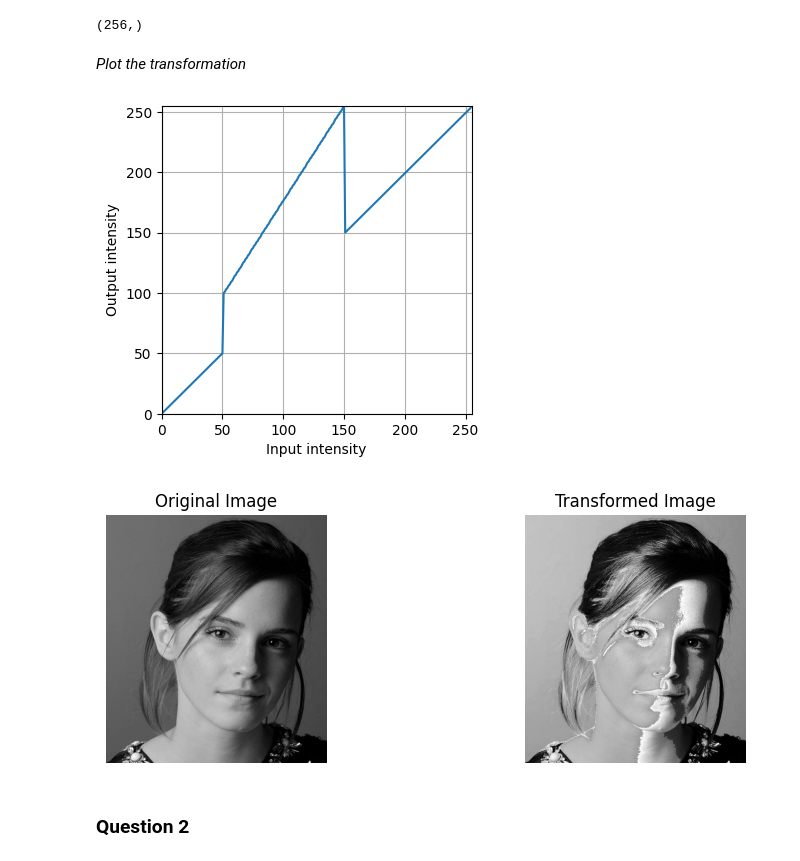
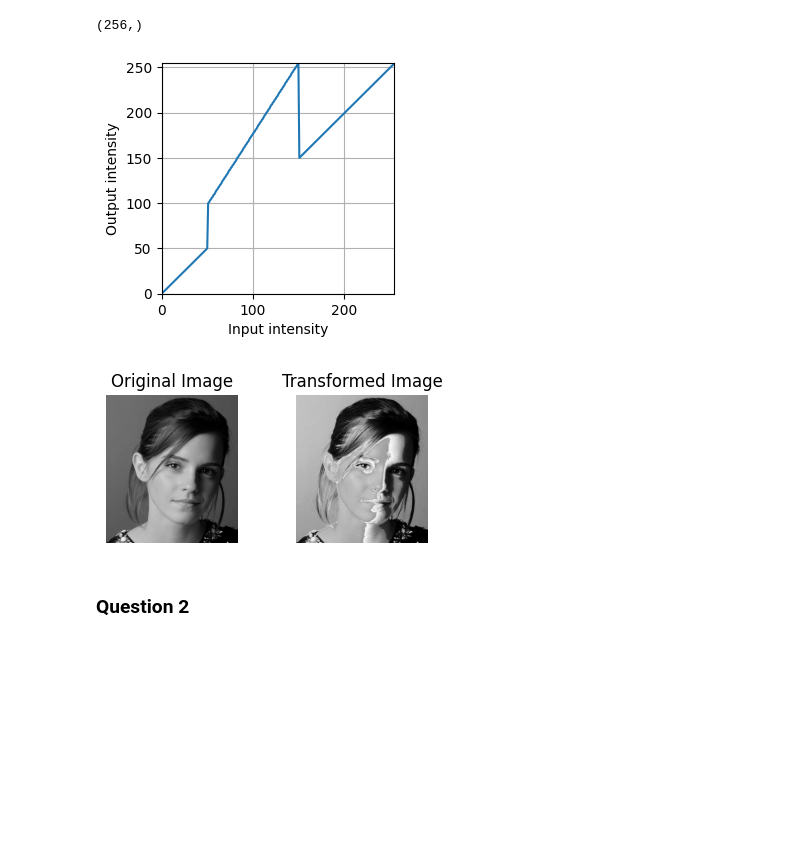
Before and after one commit to deshanudara144-ui/EN3160_Assignment_1, a Jupyter notebook: 230130E_Assignment_1.ipynb, the cells around one changed output. Drawn from its saved outputs; the diff is of its cells as text; code cells hidden in the pictures; blank space fills up the shorter version.

```diff
--- a/230130E_Assignment_1.ipynb
+++ b/230130E_Assignment_1.ipynb
@@ -26,39 +21,30 @@ t = np.concatenate((t1, t2, t3), axis=0).astype('uint8')
 print(t.shape)
 # %% [output]
 (256,)
-# %% [markdown]
-*Plot the transformation*
 # %%
-plt.figure(figsize=(4, 4))
+plt.figure(figsize=(3, 3))#Plot the transformation
 plt.plot(t)
 plt.xlabel("Input intensity")
 plt.ylabel("Output intensity")
-
 plt.xlim(0, 255)
 plt.ylim(0, 255)
-
 plt.grid(True)
 plt.show()
 # %% [output]
-[figure, old version]
+[figure, new version]
 # %%
 g = t[emma]
-
-plt.figure(figsize=(10, 3))
-
-plt.subplot(1, 2, 1)
+plt.figure(figsize=(4, 2)),plt.subplot(1, 2, 1)
 plt.imshow(emma, cmap='gray', vmin=0, vmax=255)
 plt.title("Original Image")
 plt.axis('off')
-
 plt.subplot(1, 2, 2)
 plt.imshow(g, cmap='gray', vmin=0, vmax=255)
 plt.title("Transformed Image")
 plt.axis('off')
-
 plt.tight_layout()
 plt.show()
 # %% [output]
-[figure, old version]
+[figure, new version]
 # %% [markdown]
 ### Question 2
```
Also changed, not shown: parts of 33 cells of this notebook.
